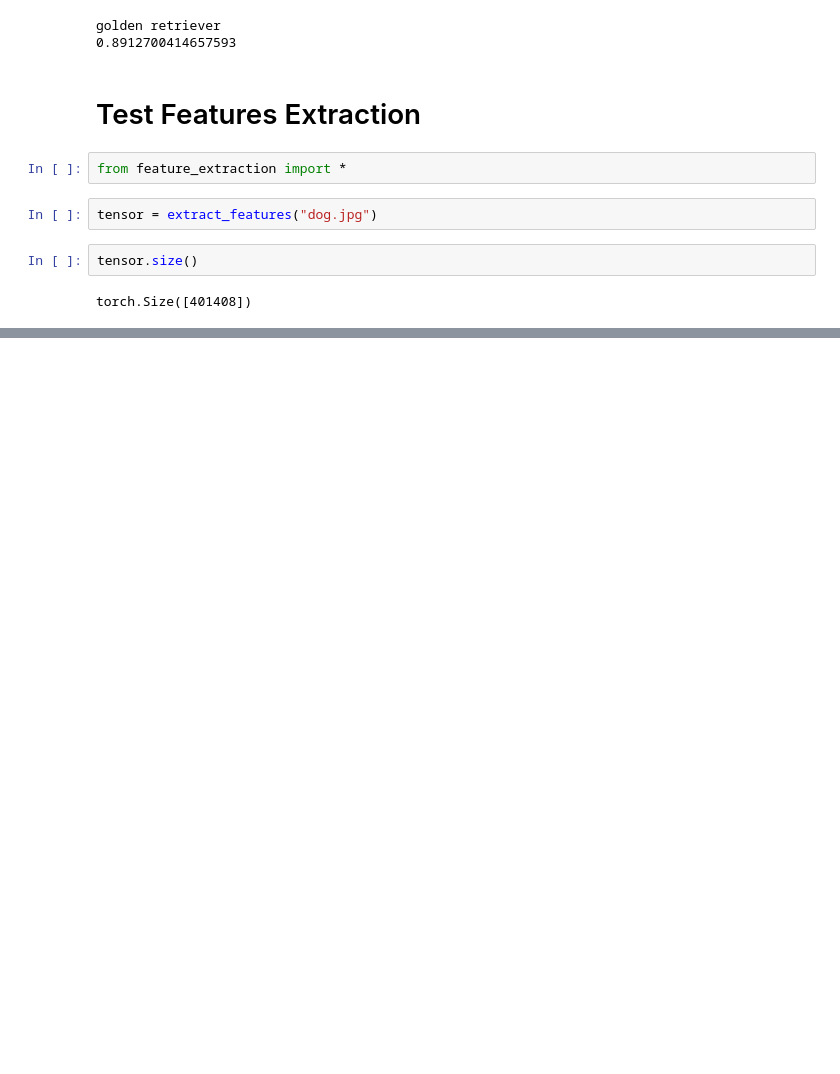
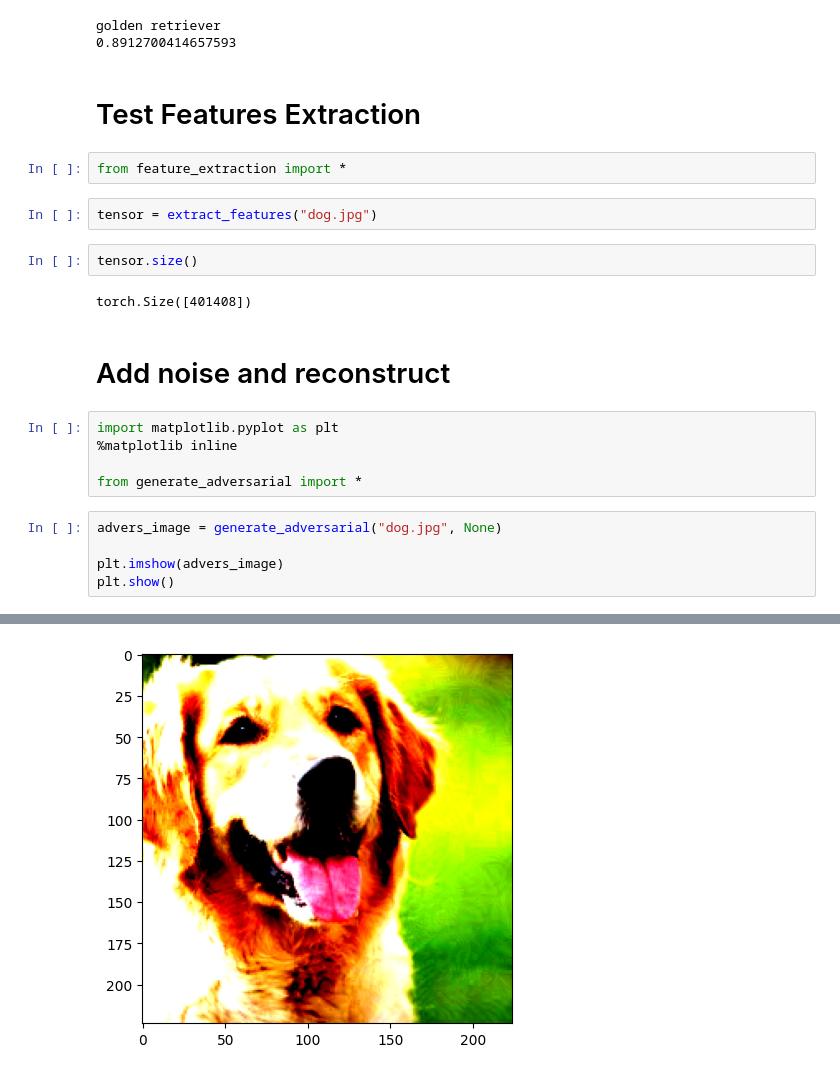
Before and after one commit to HugoLG/adversarial_noise, a Jupyter notebook: Test Adversarial Noise.ipynb, the cells around one changed output, grey strips where cells are left out. Saved outputs shown, nothing was run; the diff lists cells and outputs as text; blank space fills up the shorter version.

Commit message:
created generate_adversarial module, now we can add noise to image and reconstruct it to something similar

```diff
--- a/Test Adversarial Noise.ipynb
+++ b/Test Adversarial Noise.ipynb
@@ -19,3 +19,16 @@ tensor = extract_features("dog.jpg")
 tensor.size()
 # %% [output]
 torch.Size([401408])
+# %% [markdown]
+# Add noise and reconstruct
+# %%
+import matplotlib.pyplot as plt
+%matplotlib inline
+
+from generate_adversarial import *
+# %%
+advers_image = generate_adversarial("dog.jpg", None)
+
+plt.imshow(advers_image)
+plt.show()
+# %% [output]
@@ -21,0 +45 @@ torch.Size([401408])
+[figure, added]
```
Also changed, not shown: parts of 1 cell of this notebook, 2 other files.
